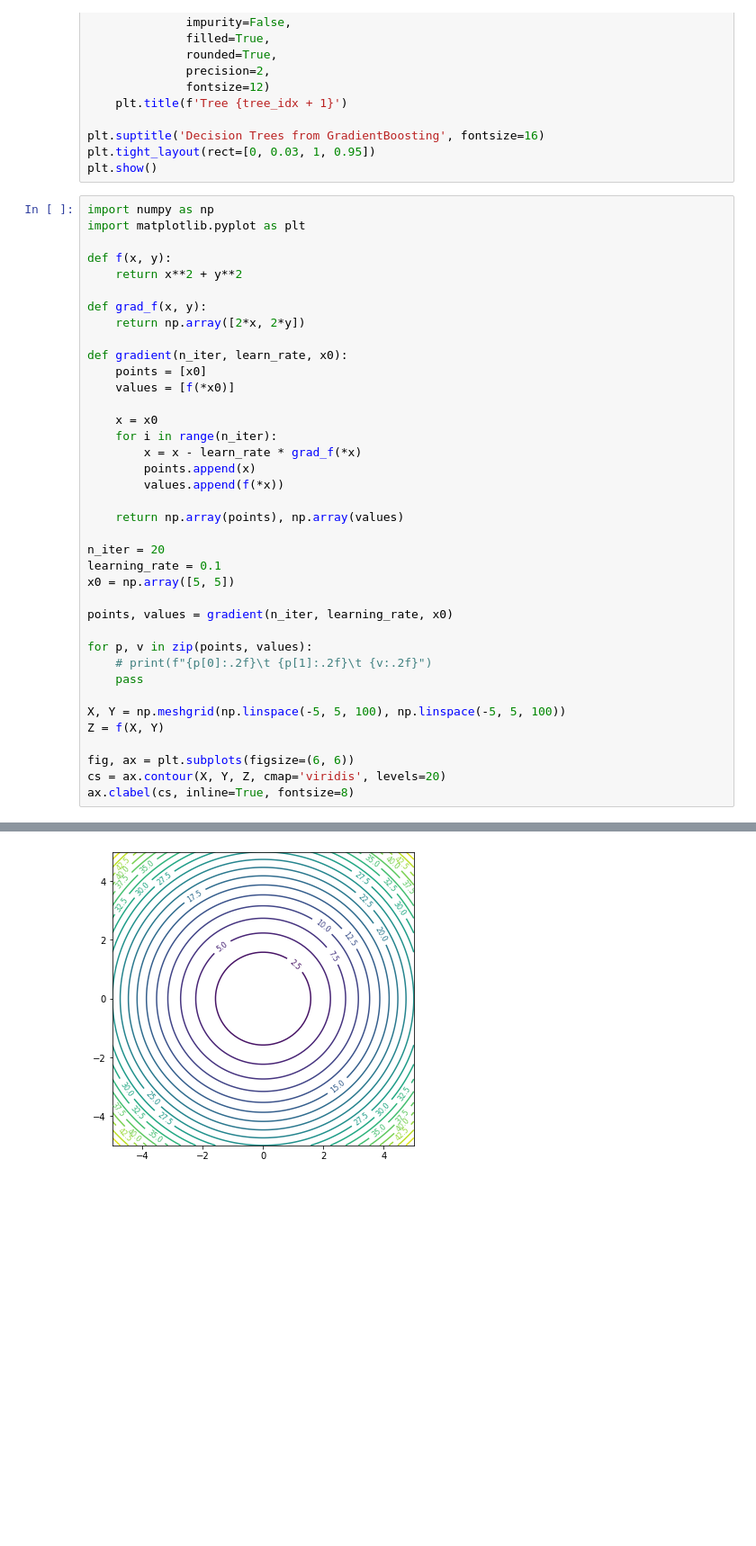
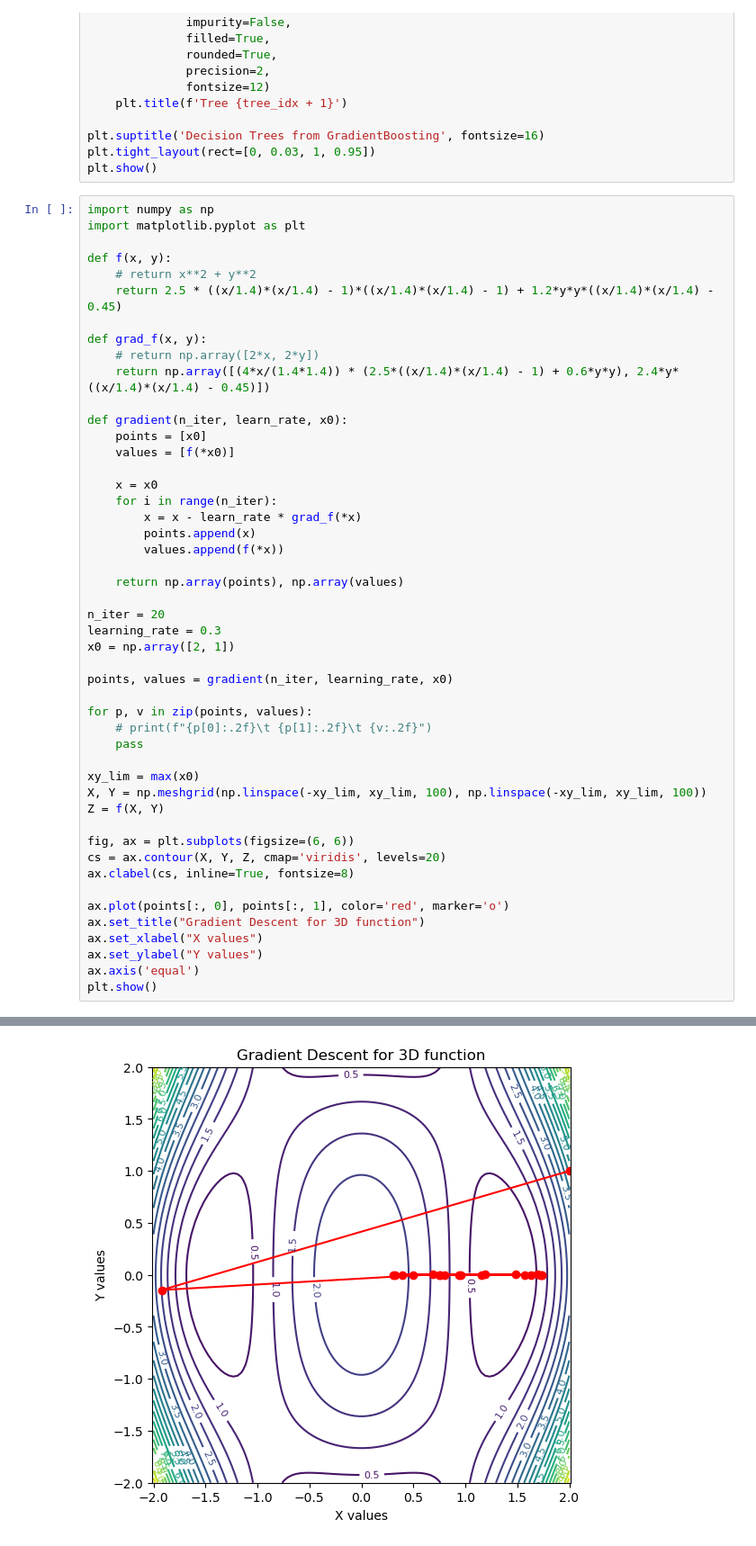
Before and after one commit to getpeped/Projects, a Jupyter notebook: yellow_taxi_trip_records/medium.ipynb, the cells around one changed output, grey strips where cells are left out. Shown at 90% size. Cells and saved outputs as stored; diff of their text form; blank space fills up the shorter version.

```diff
--- a/yellow_taxi_trip_records/medium.ipynb
+++ b/yellow_taxi_trip_records/medium.ipynb
@@ -155,10 +155,12 @@ import numpy as np
 import matplotlib.pyplot as plt
 
 def f(x, y):
-    return x**2 + y**2
+    # return x**2 + y**2
+    return 2.5 * ((x/1.4)*(x/1.4) - 1)*((x/1.4)*(x/1.4) - 1) + 1.2*y*y*((x/1.4)*(x/1.4) - 0.45)
 
 def grad_f(x, y):
-    return np.array([2*x, 2*y])
+    # return np.array([2*x, 2*y])
+    return np.array([(4*x/(1.4*1.4)) * (2.5*((x/1.4)*(x/1.4) - 1) + 0.6*y*y), 2.4*y*((x/1.4)*(x/1.4) - 0.45)])
 
 def gradient(n_iter, learn_rate, x0):
     points = [x0]
@@ -173,8 +175,8 @@ def gradient(n_iter, learn_rate, x0):
     return np.array(points), np.array(values)
 
 n_iter = 20
-learning_rate = 0.1
-x0 = np.array([5, 5])
+learning_rate = 0.3
+x0 = np.array([2, 1])
 
 points, values = gradient(n_iter, learning_rate, x0)
 
@@ -182,10 +184,18 @@ for p, v in zip(points, values):
     # print(f"{p[0]:.2f}\t {p[1]:.2f}\t {v:.2f}")
     pass
 
-X, Y = np.meshgrid(np.linspace(-5, 5, 100), np.linspace(-5, 5, 100))
+xy_lim = max(x0)
+X, Y = np.meshgrid(np.linspace(-xy_lim, xy_lim, 100), np.linspace(-xy_lim, xy_lim, 100))
 Z = f(X, Y)
 
 fig, ax = plt.subplots(figsize=(6, 6))
 cs = ax.contour(X, Y, Z, cmap='viridis', levels=20)
 ax.clabel(cs, inline=True, fontsize=8)
+
+ax.plot(points[:, 0], points[:, 1], color='red', marker='o')
+ax.set_title("Gradient Descent for 3D function")
+ax.set_xlabel("X values")
+ax.set_ylabel("Y values")
+ax.axis('equal')
+plt.show()
 # %% [output]
@@ -193 +202 @@ ax.clabel(cs, inline=True, fontsize=8)
-[figure, old version]
+[figure, new version]
```
Also changed, not shown: parts of 3 cells of this notebook.
